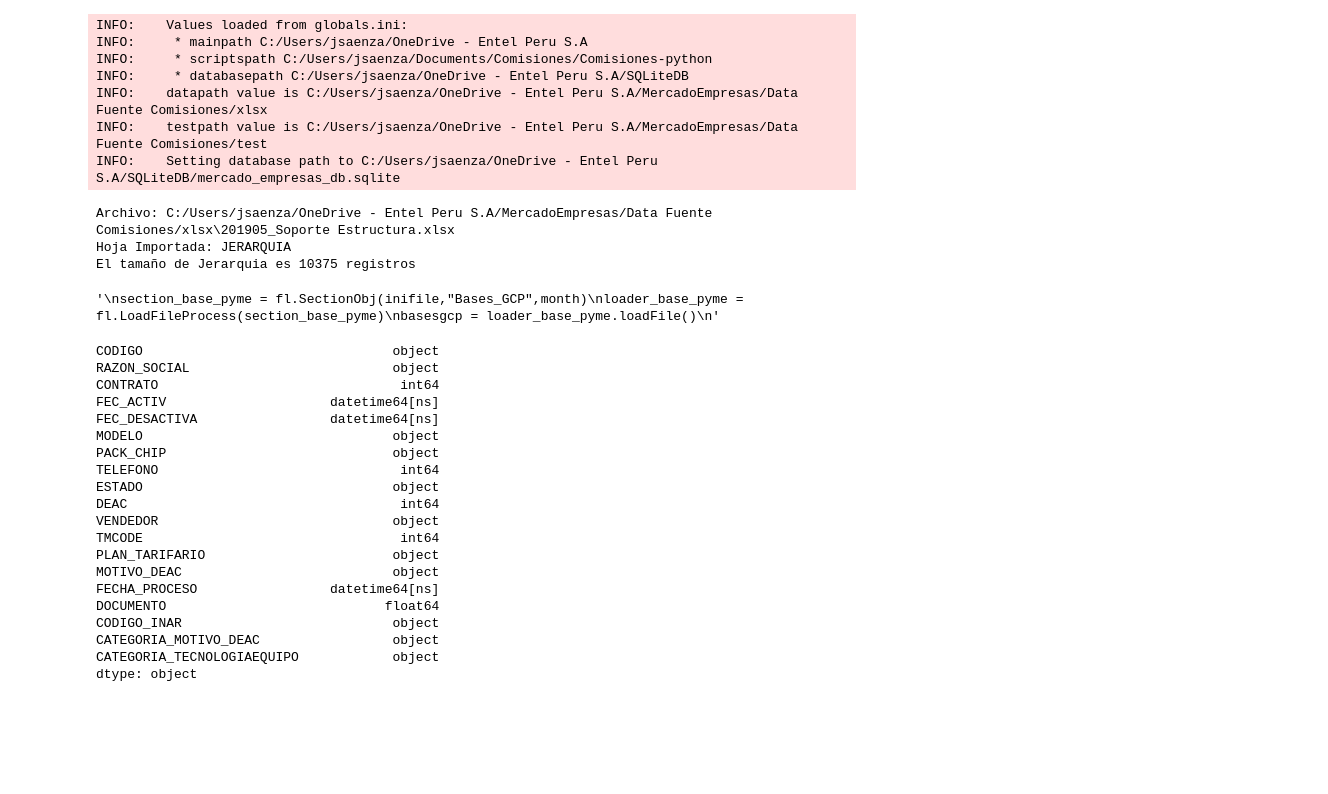
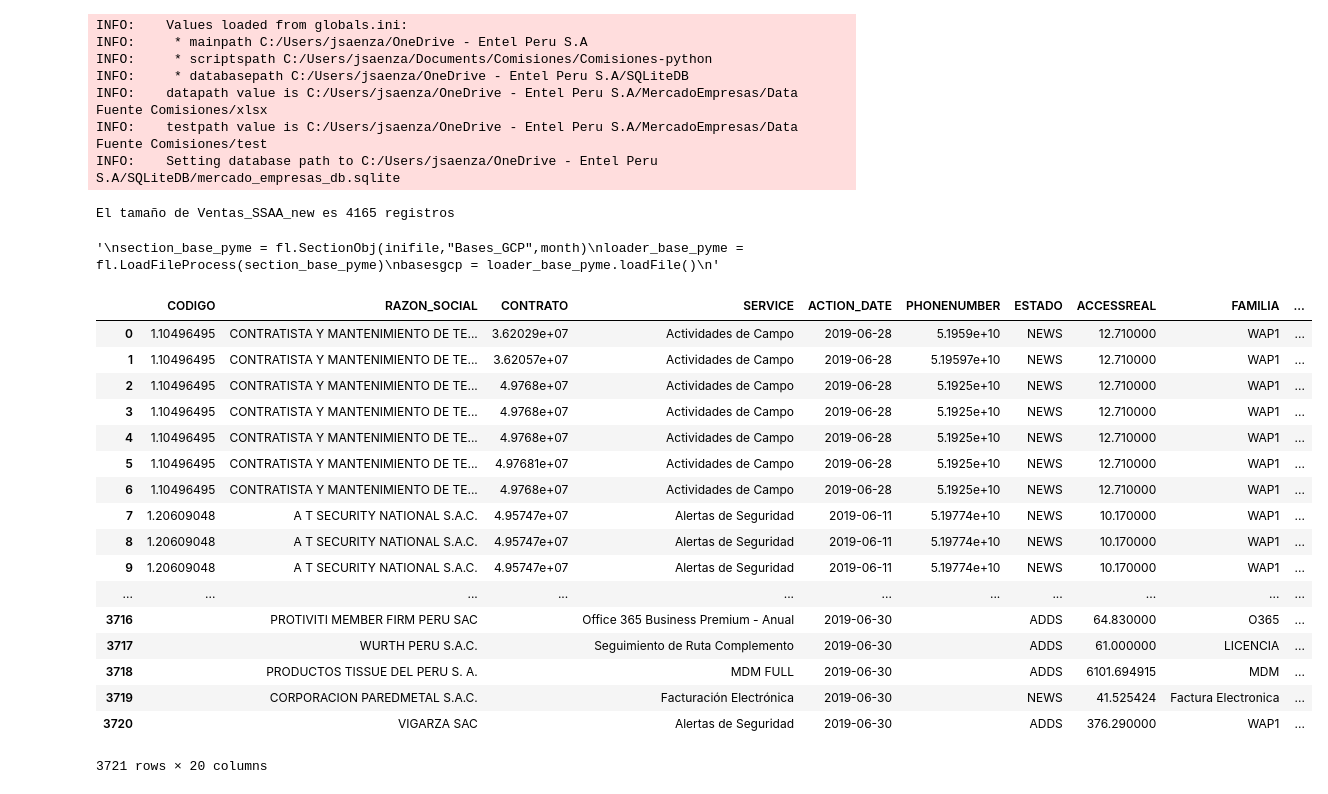
Before and after one commit to saenzac/Comisiones-python, a Jupyter notebook: Comisiones_Empresas.ipynb, the cells around one changed output. Cells and saved outputs as stored; diff of their text form; code cells hidden in the pictures; blank space fills up the shorter version.

```diff
--- a/Comisiones_Empresas.ipynb
+++ b/Comisiones_Empresas.ipynb
@@ -17,7 +17,7 @@ import copy
 logger = logging.getLogger("")
 logger.setLevel(logging.INFO)
 # %%
-month = '201905'#para cargar unitarios, disminuir 1 mes
+month = '201906'#para cargar unitarios, disminuir 1 mes
 month_unitario = 201902#poner un mes mas que el de arriba.
 
 inifile = fl.ReadIniFile(mercado="empresas")
@@ -52,25 +52,22 @@ INFO:    Setting database path to C:/Users/jsaenza/OneDrive - Entel Peru S.A/SQL
 # Preparación : Ninguna
 # File :  _RRHH Ceses
 # Estado: OK
-#section_ceses = fl.SectionObj(inifile,"Ceses",month)
-#loader_ceses = fl.LoadFileProcess(section_ceses)
-#ceses = loader_ceses.loadFile()
+"""
+section_ceses = fl.SectionObj(inifile,"Ceses",month)
+loader_ceses = fl.LoadFileProcess(section_ceses)
+ceses = loader_ceses.loadFile()
+"""
 
 # Preparación : Importar en periodo Mensual y quincenal
 # Advertencia : Verificar que no se duplique
 # File :  _Soporte Estructura Canales Venta Mercado Empresa
 # Estado: OK
-#""""
-section_jerarquia = fl.SectionObj(inifile,"Jerarquia",month)
-loader_jerarquia = fl.LoadFileProcess(section_jerarquia)
-jerarquia = loader_jerarquia.loadFile()
-#"""
-
-"""
+""""
 section_jerarquia = fl.SectionObj(inifile,"Jerarquia",month)
 loader_jerarquia = fl.LoadFileProcess(section_jerarquia)
 jerarquia = loader_jerarquia.loadFile()
 """
+
 
 # Preparación : Agregar la columna de Seguro si Gestión de Información no lo proporciona
 # File :  _Planeamiento Inar Empresas
@@ -95,17 +92,17 @@ deacs = loader_deacs.loadFile()
 # de _GCP BASE COMISIONES (BASE SVA / VENDEDOR PYME). Partir el GCE RAS en Ventas_SSAA y Deacs_SSAA
 # File : _GCE Ventas SSAA
 # Estado: OK
-"""
+#"""
 section_ventas_ssaa = fl.SectionObj(inifile,"Ventas_SSAA_new",month)
 loader_ventas_ssaa = fl.LoadFileProcess(section_ventas_ssaa)
 ventas_ssaa = loader_ventas_ssaa.loadFile()
 ventas_ssaa = ventas_ssaa.replace(np.nan, '', regex=True)
 #Eliminamos los contratos con algun valor en la columna NETO
 ventas_ssaa = ventas_ssaa[ventas_ssaa['NETO'] == "" ]
-#Considerar únicamente los registros que sean “CDP” en la columna “No Considerar”, los demás se eliminan/ no se consideran.
-ventas_ssaa = ventas_ssaa[    (ventas_ssaa['CONSIDERAR'] == "CDP")
-                                              | (ventas_ssaa['CONSIDERAR'] == "")    ]
-"""
+#Considerar únicamente los registros que sean “Si” en la columna “Considerar”, los demás se eliminan/ no se consideran.
+ventas_ssaa = ventas_ssaa[    (ventas_ssaa['CONSIDERAR'] == "Si")  ]
+ventas_ssaa.reset_index(drop = True, inplace = True)
+#"""
 
 
 # Preparación : Completar dos columnas.Verificar Fechas. Periodo Mensual y Quincenal.
@@ -164,61 +161,58 @@ basesgcp = loader_base_pyme.loadFile()
 # File : _GCE Base Comisiones
 #basesgce = loader.loadFile('Bases_GCE') #no se esta usando
 # %% [output]
-Archivo: C:/Users/jsaenza/OneDrive - Entel Peru S.A/MercadoEmpresas/Data Fuente Comisiones/xlsx\201905_Soporte Estructura.xlsx
-Hoja Importada: JERARQUIA
-El tamaño de Jerarquia es 10375 registros
+El tamaño de Ventas_SSAA_new es 4165 registros
 '\nsection_base_pyme = fl.SectionObj(inifile,"Bases_GCP",month)\nloader_base_pyme = fl.LoadFileProcess(section_base_pyme)\nbasesgcp = loader_base_pyme.loadFile()\n'
 # %%
 # Testing Dataframes
 
 #jerarquia.dtypes
 
 #inar.dtypes
-deacs.dtypes
+#deacs.dtypes
 
 #ventas_ssaa.dtypes
 #deacs_ssaa.dtypes
 #paquetes.dtypes
 #bolsas.dtypes
 
 #basesgcp.dtypes
 #basesgcp.describe()
 #basesgcp.describe(include = ['O'])
 #basesgce.dtypes
 #actividad.dtypes
 #basesgcpquincenal.dtypes
 #jerarquia.dtypes
 
 #unitarios.dtypes
 
 # Looking the df
 #unitarios
 #unitarios[unitarios['PERIODO_ACTIVACION']==201901]
 #basesgcp[basesgcp['SEGMENTO_ACCESS'].notnull()].head()
 #paquetes.head()
 #ceses.head()
 #basesgcp
+ventas_ssaa
 # %% [output]
+|  | CODIGO | RAZON_SOCIAL | CONTRATO | SERVICE | ACTION_DATE | PHONENUMBER | ESTADO | ACCESSREAL | FAMILIA | ... |
+| 0 | 1.10496495 | CONTRATISTA Y MANTENIMIENTO DE TE... | 3.62029e+07 | Actividades de Campo | 2019-06-28 | 5.1959e+10 | NEWS | 12.710000 | WAP1 | ... |
+| 1 | 1.10496495 | CONTRATISTA Y MANTENIMIENTO DE TE... | 3.62057e+07 | Actividades de Campo | 2019-06-28 | 5.19597e+10 | NEWS | 12.710000 | WAP1 | ... |
+| 2 | 1.10496495 | CONTRATISTA Y MANTENIMIENTO DE TE... | 4.9768e+07 | Actividades de Campo | 2019-06-28 | 5.1925e+10 | NEWS | 12.710000 | WAP1 | ... |
+| 3 | 1.10496495 | CONTRATISTA Y MANTENIMIENTO DE TE... | 4.9768e+07 | Actividades de Campo | 2019-06-28 | 5.1925e+10 | NEWS | 12.710000 | WAP1 | ... |
+| 4 | 1.10496495 | CONTRATISTA Y MANTENIMIENTO DE TE... | 4.9768e+07 | Actividades de Campo | 2019-06-28 | 5.1925e+10 | NEWS | 12.710000 | WAP1 | ... |
+| 5 | 1.10496495 | CONTRATISTA Y MANTENIMIENTO DE TE... | 4.97681e+07 | Actividades de Campo | 2019-06-28 | 5.1925e+10 | NEWS | 12.710000 | WAP1 | ... |
+| 6 | 1.10496495 | CONTRATISTA Y MANTENIMIENTO DE TE... | 4.9768e+07 | Actividades de Campo | 2019-06-28 | 5.1925e+10 | NEWS | 12.710000 | WAP1 | ... |
+| 7 | 1.20609048 | A T SECURITY NATIONAL S.A.C. | 4.95747e+07 | Alertas de Seguridad | 2019-06-11 | 5.19774e+10 | NEWS | 10.170000 | WAP1 | ... |
+| 8 | 1.20609048 | A T SECURITY NATIONAL S.A.C. | 4.95747e+07 | Alertas de Seguridad | 2019-06-11 | 5.19774e+10 | NEWS | 10.170000 | WAP1 | ... |
+| 9 | 1.20609048 | A T SECURITY NATIONAL S.A.C. | 4.95747e+07 | Alertas de Seguridad | 2019-06-11 | 5.19774e+10 | NEWS | 10.170000 | WAP1 | ... |
+| ... | ... | ... | ... | ... | ... | ... | ... | ... | ... | ... |
+| 3716 |  | PROTIVITI MEMBER FIRM PERU SAC |  | Office 365 Business Premium - Anual | 2019-06-30 |  | ADDS | 64.830000 | O365 | ... |
+| 3717 |  | WURTH PERU S.A.C. |  | Seguimiento de Ruta Complemento | 2019-06-30 |  | ADDS | 61.000000 | LICENCIA | ... |
+| 3718 |  | PRODUCTOS TISSUE DEL PERU S. A. |  | MDM FULL | 2019-06-30 |  | ADDS | 6101.694915 | MDM | ... |
+| 3719 |  | CORPORACION PAREDMETAL S.A.C. |  | Facturación Electrónica | 2019-06-30 |  | NEWS | 41.525424 | Factura Electronica | ... |
+| 3720 |  | VIGARZA SAC |  | Alertas de Seguridad | 2019-06-30 |  | ADDS | 376.290000 | WAP1 | ... |
-CODIGO                                object
-RAZON_SOCIAL                          object
-CONTRATO                               int64
-FEC_ACTIV                     datetime64[ns]
-FEC_DESACTIVA                 datetime64[ns]
-MODELO                                object
-PACK_CHIP                             object
-TELEFONO                               int64
-ESTADO                                object
-DEAC                                   int64
-VENDEDOR                              object
-TMCODE                                 int64
-PLAN_TARIFARIO                        object
-MOTIVO_DEAC                           object
-FECHA_PROCESO                 datetime64[ns]
-DOCUMENTO                            float64
-CODIGO_INAR                           object
-CATEGORIA_MOTIVO_DEAC                 object
-CATEGORIA_TECNOLOGIAEQUIPO            object
-dtype: object
+3721 rows × 20 columns
 # %%
 #1. Carga de Data en Base de Datos
 
```
Also changed, not shown: parts of 1 cell of this notebook, 12 other files.
